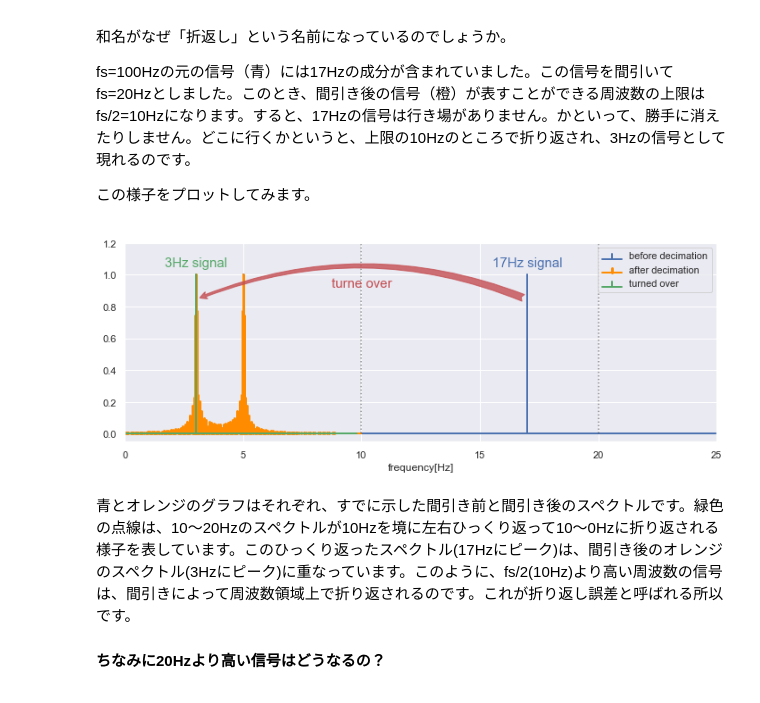
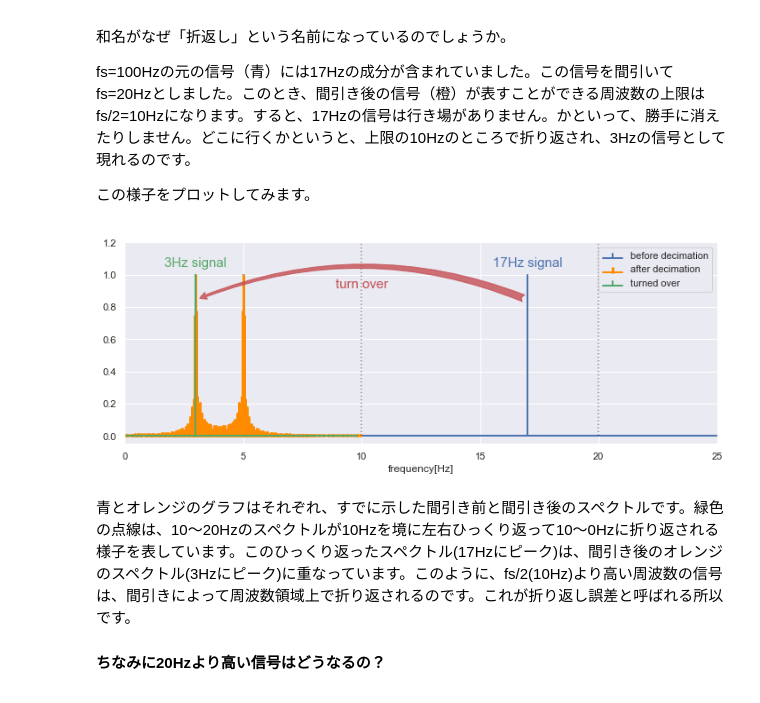
Before and after one commit to murmur1975/macroAC, a Jupyter notebook: decimation.ipynb, the cells around one changed output. Saved outputs shown, nothing was run; the diff lists cells and outputs as text; code cells hidden in the pictures.

```diff
--- a/decimation.ipynb
+++ b/decimation.ipynb
@@ -138,33 +138,33 @@ fs=100Hzの元の信号（青）には17Hzの成分が含まれていました
 # %%
 # プロット
 fig, ax = plt.subplots(figsize=(10,4))
 markerline, stemlines, baseline = plt.stem(x,Y,markerfmt=" ")  # 間引き前のスペクトル
 plt.setp(baseline, color='b', linewidth=2)
 plt.setp(stemlines, linewidth=2)
 markerline, stemlines, baseline = plt.stem(x_,Y_,markerfmt=" ")  # 間引き後のスペクトル
 plt.setp(baseline, color='darkorange', linewidth=2)
 plt.setp(stemlines, color='darkorange', linewidth=3)
 markerline, stemlines, baseline = plt.stem(x[0:50],Y[100:50:-1],markerfmt=" ")  # 折り返されたスペクトル
 plt.setp(baseline, color='g', linewidth=2)
 plt.setp(stemlines, color='g', linewidth=2)
 
 plt.legend(['before decimation','after decimation','turned over'], loc=1)
 plt.plot([10,10],[1e-5,1e3], 'k' ,alpha=0.5, linestyle='dotted')
 plt.plot([20,20],[1e-5,1e3], 'k' ,alpha=0.5, linestyle='dotted')
 plt.xlim(0,25)
 plt.ylim(-0.05,1.2)
 ax.annotate('17Hz signal', xy=(17,1.05), ha='center', color='b', fontsize=15)
-ax.annotate('turne over', xy=((3+17)/2,0.92), ha='center', color='r', fontsize=15)
+ax.annotate('turn over', xy=((3+17)/2,0.92), ha='center', color='r', fontsize=15)
 ax.annotate('3Hz signal', xy=(3,1.05), ha='center', color='g', fontsize=15)
 ax.annotate('', xy=(3.1,0.85), xycoords='data',
             xytext=(16.9,0.85), textcoords='data', size=20,
             arrowprops=dict(arrowstyle='fancy', connectionstyle="arc3,rad=0.2",
                             color='r', alpha=0.8))
 plt.xlabel('frequency[Hz]')
 plt.tight_layout()
 plt.show()
 # %% [output]
-[figure, old version]
+[figure, new version]
 # %% [markdown]
 青とオレンジのグラフはそれぞれ、すでに示した間引き前と間引き後のスペクトルです。緑色の点線は、10～20Hzのスペクトルが10Hzを境に左右ひっくり返って10～0Hzに折り返される様子を表しています。このひっくり返ったスペクトル(17Hzにピーク)は、間引き後のオレンジのスペクトル(3Hzにピーク)に重なっています。このように、fs/2(10Hz)より高い周波数の信号は、間引きによって周波数領域上で折り返されるのです。これが折り返し誤差と呼ばれる所以です。
 
```
Also changed, not shown: parts of 1 cell of this notebook, 1 other file.
